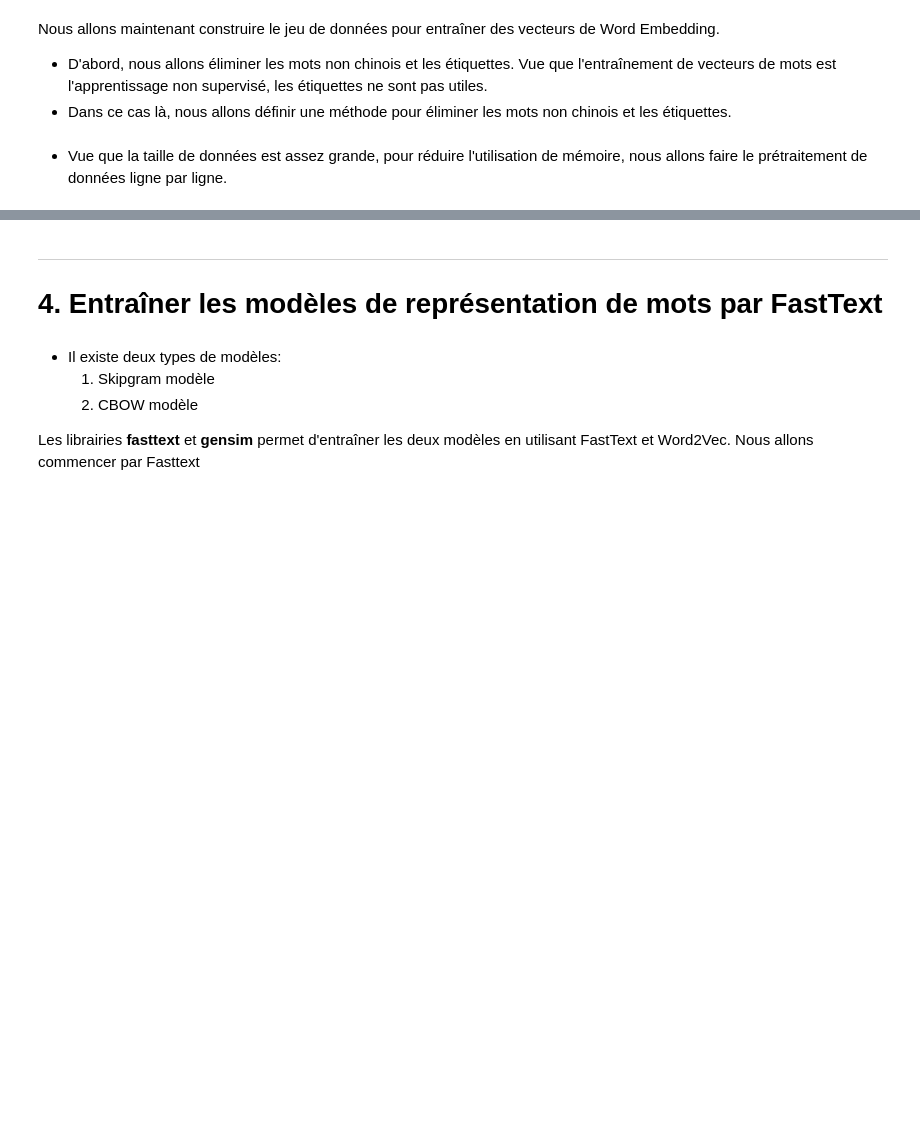
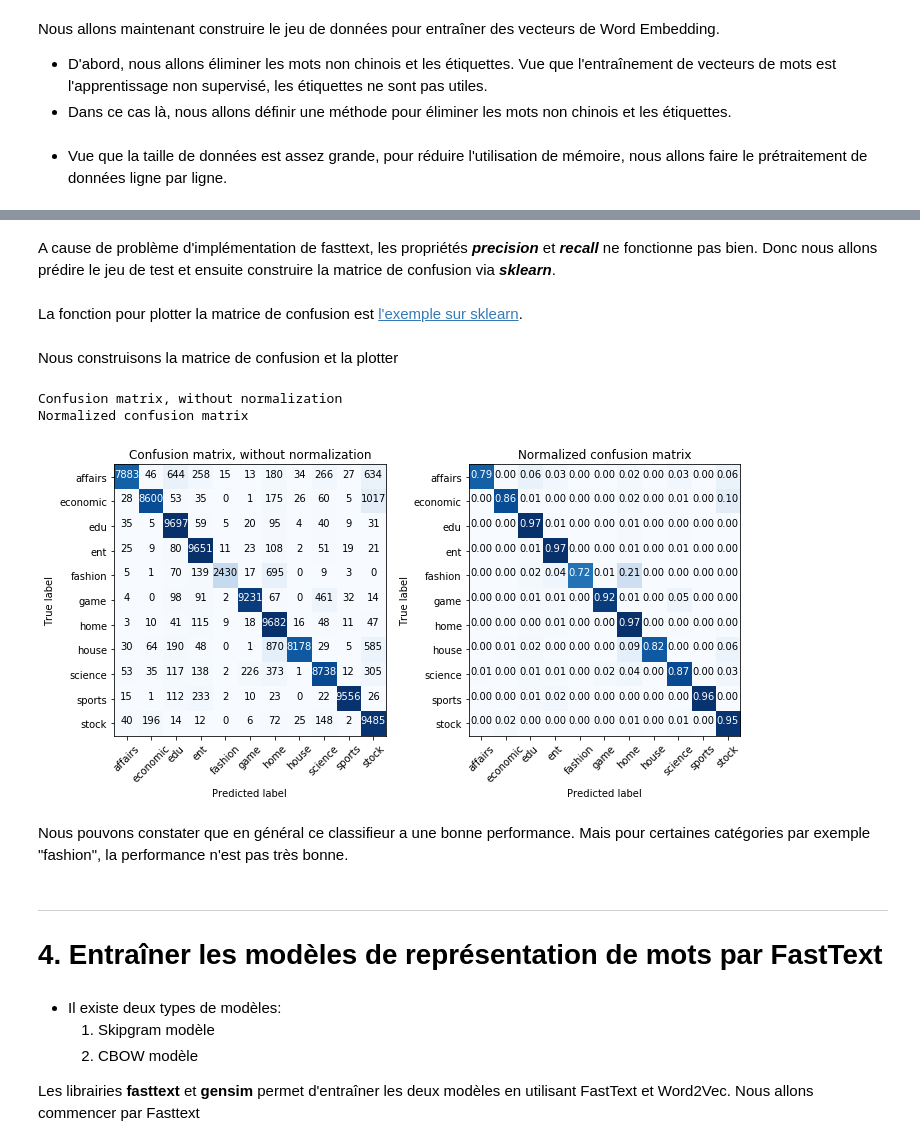
Before and after one commit to Lamela/WordEmbedding, a Jupyter notebook: WordEmbedding with methods application.ipynb, the cells around one changed output, grey strips where cells are left out. Drawn from its saved outputs; the diff is of its cells as text; code cells hidden in the pictures; blank space fills up the shorter version.

Commit message:
Use confusion matrix to evaluate classifier. Made use dataset with less category

```diff
--- a/WordEmbedding with methods application.ipynb
+++ b/WordEmbedding with methods application.ipynb
@@ -124,0 +121,2 @@ classifier_test(...)
+# %% [markdown]
+A cause de problème d'implémentation de fasttext, les propriétés ***precision*** et ***recall*** ne fonctionne pas bien. Donc nous allons prédire le jeu de test et ensuite construire la matrice de confusion via ***sklearn***.
@@ -125,3 +135,55 @@ classifier_test(...)
+# %% [markdown]
+La fonction pour plotter la matrice de confusion est [l'exemple sur sklearn](http://scikit-learn.org/stable/auto_examples/model_selection/plot_confusion_matrix.html).
+# %%
+def plot_confusion_matrix(cm, classes,
+                          normalize=False,
+                          title='Confusion matrix',
+                          cmap=plt.cm.Blues):
+    """
+    This function prints and plots the confusion matrix.
+    Normalization can be applied by setting `normalize=True`.
+    """
+    if normalize:
+        cm = cm.astype('float') / cm.sum(axis=1)[:, np.newaxis]
+        print("Normalized confusion matrix")
+    else:
+        print('Confusion matrix, without normalization')
+
+    #print(cm)
+
+    plt.imshow(cm, interpolation='nearest', cmap=cmap)
+    plt.title(title)
+    #plt.colorbar()
+    tick_marks = np.arange(len(classes))
+    plt.xticks(tick_marks, classes, rotation=45)
+    plt.yticks(tick_marks, classes)
+
+    fmt = '.2f' if normalize else 'd'
+    thresh = cm.max() / 2.
+    for i, j in itertools.product(range(cm.shape[0]), range(cm.shape[1])):
+        plt.text(j, i, format(cm[i, j], fmt),
+                 horizontalalignment="center",
+                 color="white" if cm[i, j] > thresh else "black")
+
+    plt.ylabel('True label')
+    plt.xlabel('Predicted label')
+    plt.tight_layout()
+# %% [markdown]
+Nous construisons la matrice de confusion et la plotter
+# %%
+class_names = np.unique(true_labels)
+conf_mat = confusion_matrix(true_labels, pred_labels)
+plt.figure(figsize=(10,10))
+plt.subplot(121)
+plot_confusion_matrix(conf_mat, class_names, title='Confusion matrix, without normalization')
+plt.subplot(122)
+plot_confusion_matrix(conf_mat, class_names, normalize=True, title='Normalized confusion matrix')
+# %% [output]
+Confusion matrix, without normalization
+Normalized confusion matrix
+[figure, added]
+# %% [markdown]
+Nous pouvons constater que en général ce classifieur a une bonne performance. Mais pour certaines catégories par exemple "fashion", la performance n'est pas très bonne.
 # %% [markdown]
 ----
 # 4. Entraîner les modèles de représentation de mots par FastText
```
Also changed, not shown: parts of 9 cells of this notebook, 1 other file.
